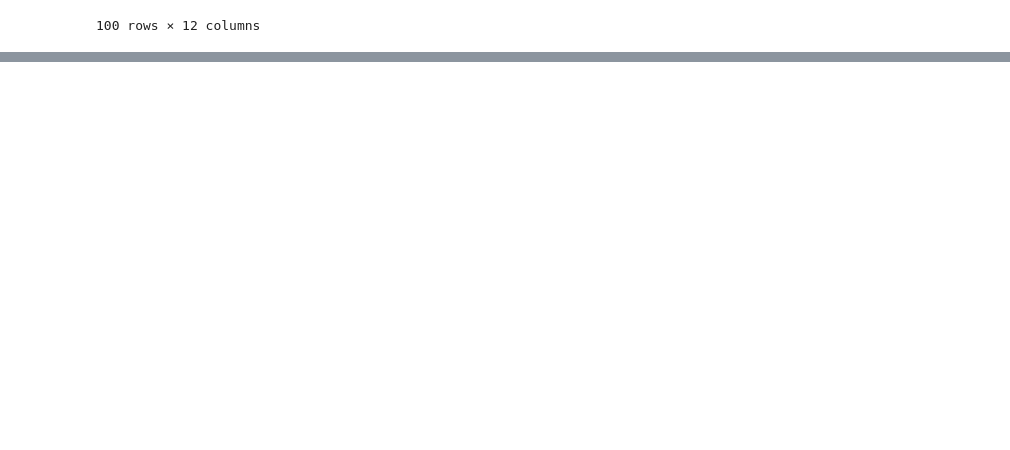
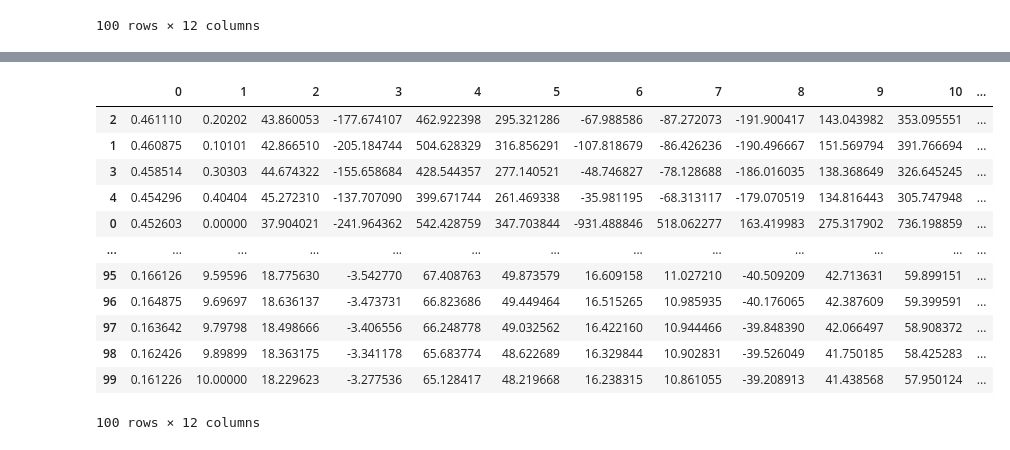
Before and after one commit to Sami606713/100_Days_Of_Machine_Learning, a Jupyter notebook: Regulerization/Elestic_net/Elestice-Net.ipynb, the cells around one changed output, grey strips where cells are left out. Drawn from its saved outputs; the diff is of its cells as text; code cells hidden in the pictures; blank space fills up the shorter version.

```diff
--- a/Regulerization/Elestic_net/Elestice-Net.ipynb
+++ b/Regulerization/Elestic_net/Elestice-Net.ipynb
@@ -242,0 +260,23 @@ plt.show()
+# %%
+df1=pd.Series(r2_)
+
+df2=pd.Series(alp)
+
+df3=pd.DataFrame(coff,columns=[i for i in range(2,12)])
+
+final=pd.concat([df1,df2,df3],axis=1).sort_values(by=0,ascending=False)
+final
+# %% [output]
+|  | 0 | 1 | 2 | 3 | 4 | 5 | 6 | 7 | 8 | 9 | 10 | ... |
+| 2 | 0.461110 | 0.20202 | 43.860053 | -177.674107 | 462.922398 | 295.321286 | -67.988586 | -87.272073 | -191.900417 | 143.043982 | 353.095551 | ... |
+| 1 | 0.460875 | 0.10101 | 42.866510 | -205.184744 | 504.628329 | 316.856291 | -107.818679 | -86.426236 | -190.496667 | 151.569794 | 391.766694 | ... |
+| 3 | 0.458514 | 0.30303 | 44.674322 | -155.658684 | 428.544357 | 277.140521 | -48.746827 | -78.128688 | -186.016035 | 138.368649 | 326.645245 | ... |
+| 4 | 0.454296 | 0.40404 | 45.272310 | -137.707090 | 399.671744 | 261.469338 | -35.981195 | -68.313117 | -179.070519 | 134.816443 | 305.747948 | ... |
+| 0 | 0.452603 | 0.00000 | 37.904021 | -241.964362 | 542.428759 | 347.703844 | -931.488846 | 518.062277 | 163.419983 | 275.317902 | 736.198859 | ... |
+| ... | ... | ... | ... | ... | ... | ... | ... | ... | ... | ... | ... | ... |
+| 95 | 0.166126 | 9.59596 | 18.775630 | -3.542770 | 67.408763 | 49.873579 | 16.609158 | 11.027210 | -40.509209 | 42.713631 | 59.899151 | ... |
+| 96 | 0.164875 | 9.69697 | 18.636137 | -3.473731 | 66.823686 | 49.449464 | 16.515265 | 10.985935 | -40.176065 | 42.387609 | 59.399591 | ... |
+| 97 | 0.163642 | 9.79798 | 18.498666 | -3.406556 | 66.248778 | 49.032562 | 16.422160 | 10.944466 | -39.848390 | 42.066497 | 58.908372 | ... |
+| 98 | 0.162426 | 9.89899 | 18.363175 | -3.341178 | 65.683774 | 48.622689 | 16.329844 | 10.902831 | -39.526049 | 41.750185 | 58.425283 | ... |
+| 99 | 0.161226 | 10.00000 | 18.229623 | -3.277536 | 65.128417 | 48.219668 | 16.238315 | 10.861055 | -39.208913 | 41.438568 | 57.950124 | ... |
+100 rows × 12 columns
```
Also changed, not shown: parts of 5 cells of this notebook.
